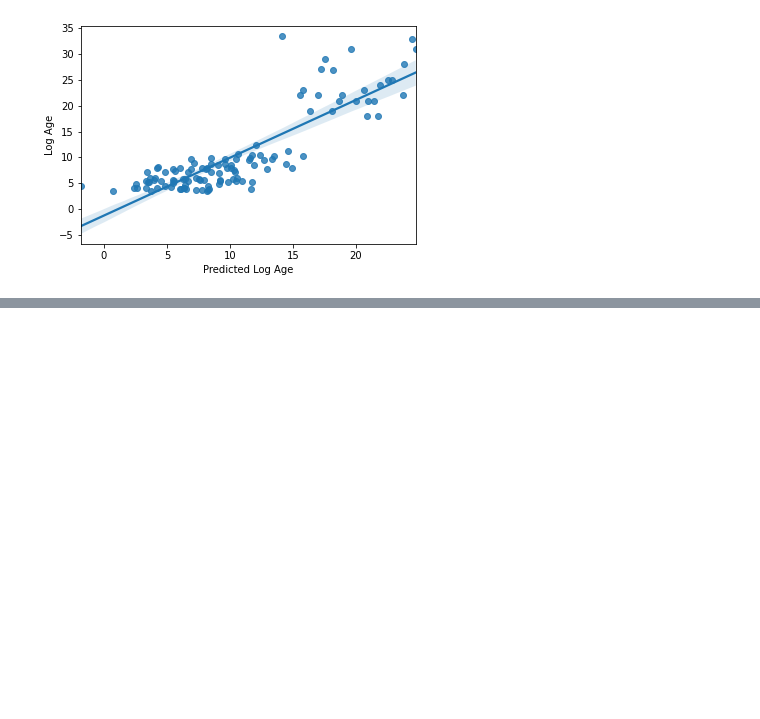
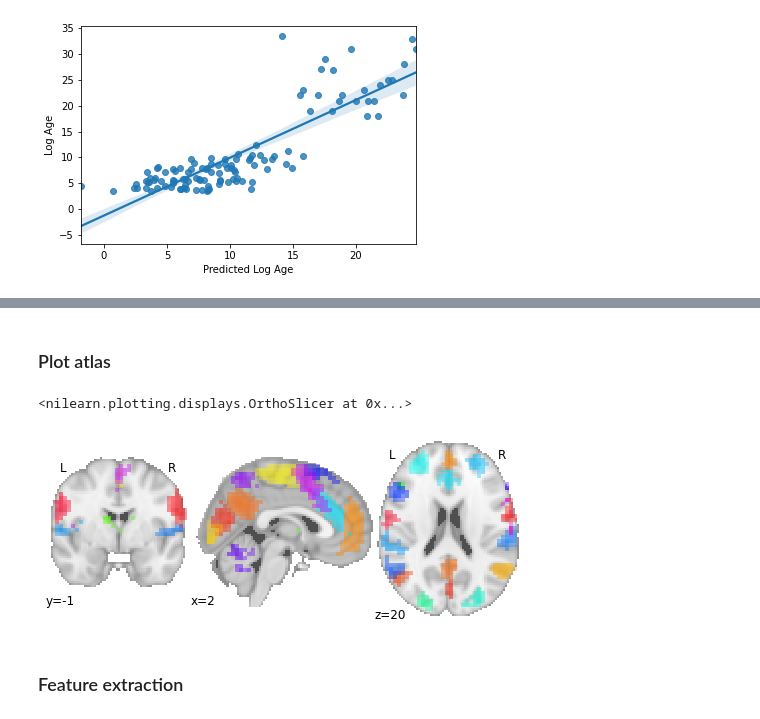
Before and after one commit to brainhack-school2020/stephaniealley_bhs2020_project, a Jupyter notebook: Command_Files/rs-fMRI_age_prediction.ipynb, the cells around one changed output, grey strips where cells are left out. Saved outputs shown, nothing was run; the diff lists cells and outputs as text; code cells hidden in the pictures; blank space fills up the shorter version.

Commit message:
Download MSDL atlas, extract features, and run SVR model for age prediction
Add atlas to Original_Data, extract signal using all confounds, and run
SVR with 10-fold cross-validation

```diff
--- a/Command_Files/rs-fMRI_age_prediction.ipynb
+++ b/Command_Files/rs-fMRI_age_prediction.ipynb
@@ -838,0 +841,3 @@ Text(0, 0.5, 'Log Age')
+# %%
+parcellations_msdl = datasets.fetch_atlas_msdl(data_dir='../Original_Data')
+atlas_filename_msdl = parcellations_msdl.maps
@@ -838,0 +870,9 @@ Text(0, 0.5, 'Log Age')
+# %% [markdown]
+### Plot atlas
+# %%
+plotting.plot_prob_atlas(atlas_filename_msdl, view_type='continuous', draw_cross=False)
+# %% [output]
+<nilearn.plotting.displays.OrthoSlicer at 0x...>
+[figure, added]
+# %% [markdown]
+### Feature extraction
```
Also changed, not shown: parts of 15 cells of this notebook, 3 other files.
